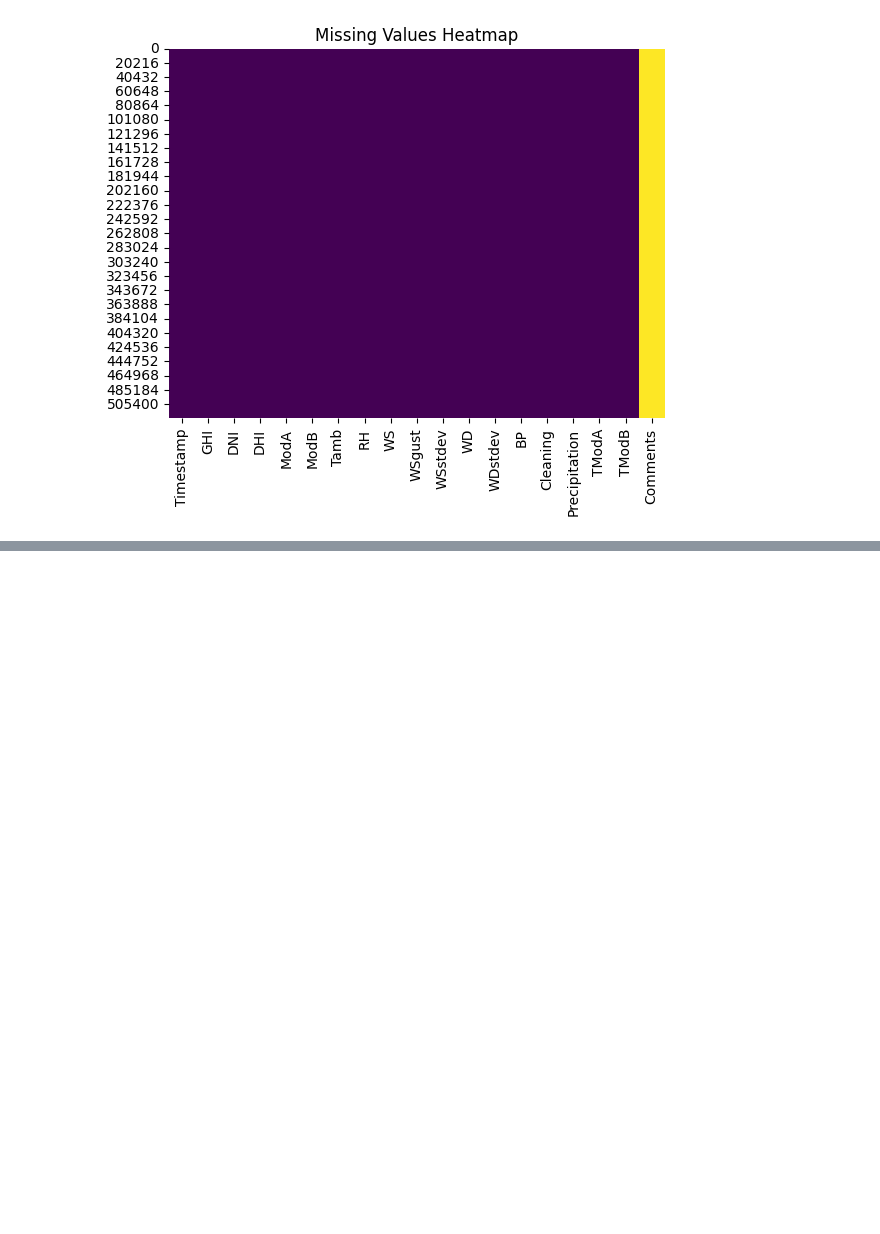
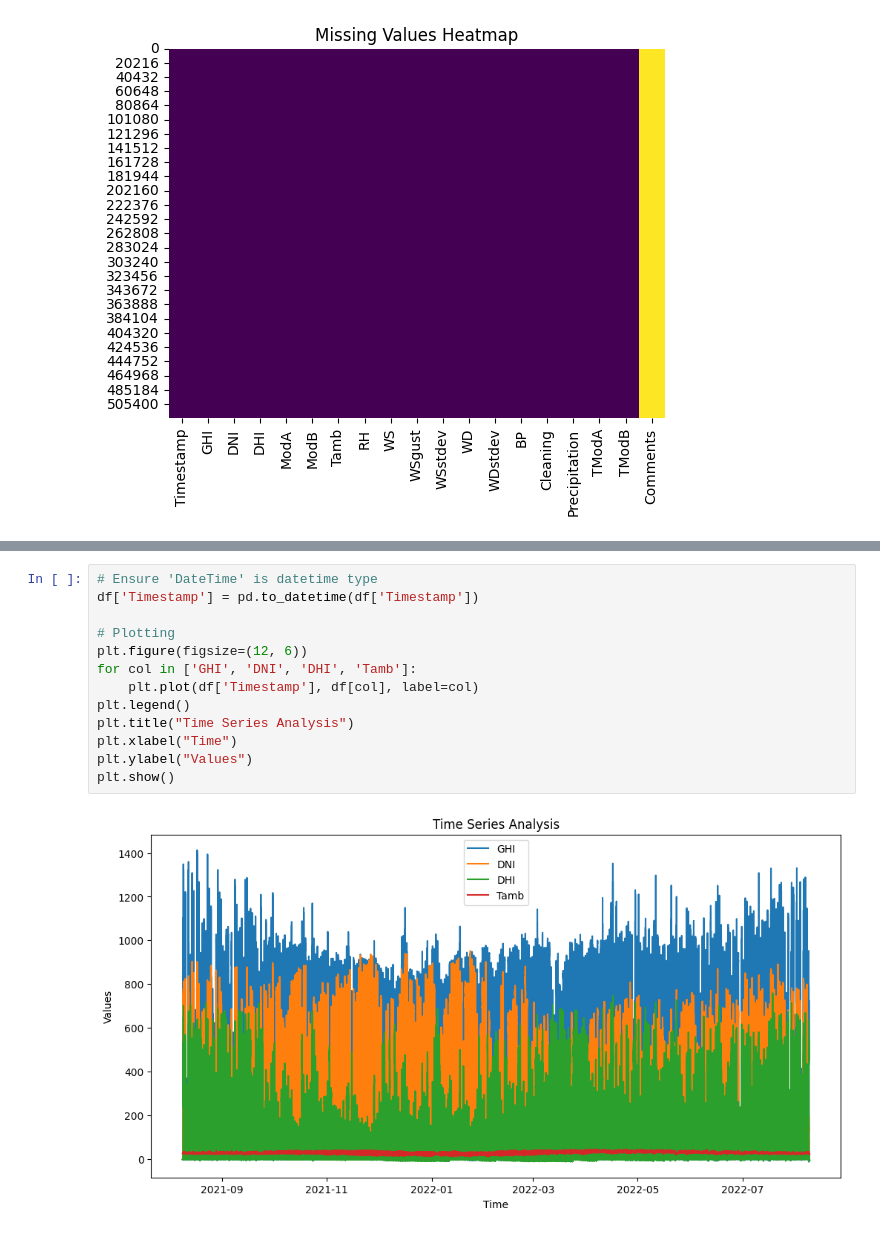
Before and after one commit to henoktesfaye700/10-Academy-week-0-, a Jupyter notebook: notebooks/EDA.ipynb, the cells around one changed output, grey strips where cells are left out. Drawn from its saved outputs; the diff is of its cells as text; blank space fills up the shorter version.

```diff
--- a/notebooks/EDA.ipynb
+++ b/notebooks/EDA.ipynb
@@ -120,0 +178,15 @@ dtype: int64
+# %%
+# Ensure 'DateTime' is datetime type
+df['Timestamp'] = pd.to_datetime(df['Timestamp'])
+
+# Plotting
+plt.figure(figsize=(12, 6))
+for col in ['GHI', 'DNI', 'DHI', 'Tamb']:
+    plt.plot(df['Timestamp'], df[col], label=col)
+plt.legend()
+plt.title("Time Series Analysis")
+plt.xlabel("Time")
+plt.ylabel("Values")
+plt.show()
+# %% [output]
+[figure, added]
```
Also changed, not shown: parts of 13 cells of this notebook.
